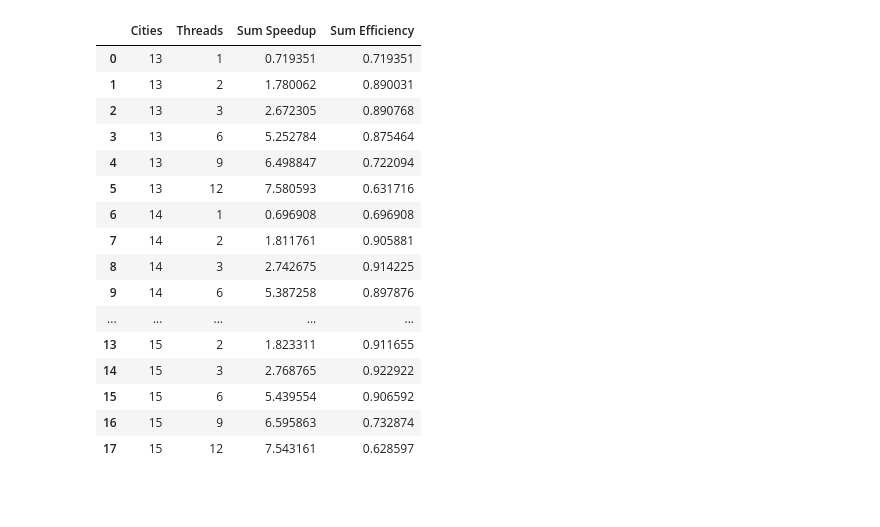
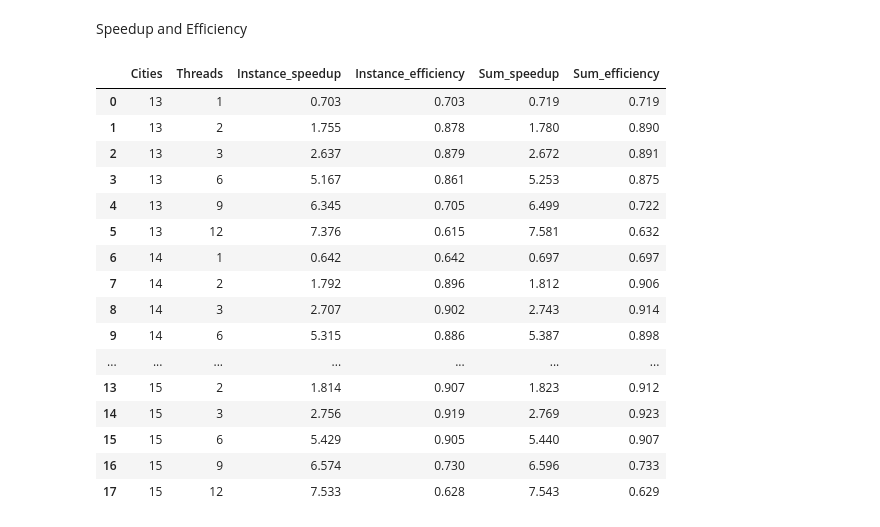
Before and after one commit to viniciusgm000/ParallelGreedyTSP, a Jupyter notebook: process_output.ipynb, the cells around one changed output. Saved outputs shown, nothing was run; the diff lists cells and outputs as text; code cells hidden in the pictures; blank space fills up the shorter version.

```diff
--- a/process_output.ipynb
+++ b/process_output.ipynb
@@ -3,15 +3,27 @@ import pandas as pd
 import numpy as np
 # %%
 pd.set_option('display.max_rows', None)
+pd.set_option('display.max_columns', None)
+pd.set_option("display.precision", 3)
+pd.set_option('display.float_format', '{:.3f}'.format)
 # %%
 OUTPUT_DIR="output"
 OUTPUT_TIME="time"
 
 EXECUTIONS = 50
-CITIES = ["13", "14", "15"]
-THREADS = ["1", "2", "3", "6", "9", "12"]
+CITIES = [13, 14, 15]
+THREADS = [1, 2, 3, 6, 9, 12]
 ITERATIONS = 10
 # %%
+def geometric_mean_of_mean_of_instances(mean_of_instances):
+    geometric_mean = mean_of_instances.prod()**(1.0/EXECUTIONS)
+    return geometric_mean
+
+def std_mean_of_mean_of_instances(mean_of_instances):
+    # std_mean = np.std(mean_of_instances)/(EXECUTIONS**2)
+    std_mean = np.std(mean_of_instances)
+    return std_mean
+
 def extract_time_stats_from_file(file_name):
     file = open(file_name)
     data = []
@@ -19,5 +31,5 @@ def extract_time_stats_from_file(file_name):
         data.append(float(file.readline().split(" ")[1]))
     np_array = np.array(data)
     file.close()
-    return np.mean(np_array), np.std(np_array), np.sum(np_array)
+    return np.sum(np_array), np_array
 # %%
@@ -71,37 +90,43 @@ df_time
+# %% [markdown]
+Speedup and Efficiency
 # %%
-df_speedup_efficiency = pd.DataFrame(columns = ["Cities", "Threads", "Sum Speedup", "Sum Efficiency"])
+df_speedup_efficiency = pd.DataFrame(columns = ["Cities", "Threads", "Instance_speedup", "Instance_efficiency", "Sum_speedup", "Sum_efficiency"])
+# df_speedup_efficiency = pd.DataFrame(columns = ["Cities", "Threads", "Sum Speedup", "Sum Efficiency"])
 
 df_sequential = df_time[df_time['Version'].isin(["Sequential"])]
 df_parallel = df_time[df_time['Version'].isin(["Parallel"])]
 
 for city in list(CITIES):
     df_seq = df_sequential[df_sequential["Cities"].isin([city])]
     for thread in list(THREADS):
         df_par = df_parallel[df_parallel["Cities"].isin([city]) & df_parallel["Threads"].isin([thread])]
-        # speedup_instance = df_seq["Instance_mean"].item()/df_par["Instance_mean"].item()
-        # efficiency_instance = df_seq["Instance_mean"].item()/df_par["Instance_mean"].item()/float(thread)
+        speedup_instance = df_seq["Instance_mean"].item()/df_par["Instance_mean"].item()
+        efficiency_instance = df_seq["Instance_mean"].item()/df_par["Instance_mean"].item()/float(thread)
         speedup_sum = df_seq["Sum_mean"].item()/df_par["Sum_mean"].item()
         efficiency_sum = df_seq["Sum_mean"].item()/df_par["Sum_mean"].item()/float(thread)
 
-        # list_row = [city, thread, speedup_instance, efficiency_instance, speedup_sum, efficiency_sum]
-        list_row = [city, thread, speedup_sum, efficiency_sum]
+        list_row = [city, thread, speedup_instance, efficiency_instance, speedup_sum, efficiency_sum]
+        # list_row = [city, thread, speedup_sum, efficiency_sum]
         df_speedup_efficiency.loc[len(df_speedup_efficiency)] = list_row
+
+df_speedup_efficiency["Threads"] = df_speedup_efficiency["Threads"].astype(int)
+df_speedup_efficiency["Cities"] = df_speedup_efficiency["Cities"].astype(int)
 df_speedup_efficiency
 # %% [output]
-|  | Cities | Threads | Sum Speedup | Sum Efficiency |
-| 0 | 13 | 1 | 0.719351 | 0.719351 |
-| 1 | 13 | 2 | 1.780062 | 0.890031 |
-| 2 | 13 | 3 | 2.672305 | 0.890768 |
-| 3 | 13 | 6 | 5.252784 | 0.875464 |
-| 4 | 13 | 9 | 6.498847 | 0.722094 |
-| 5 | 13 | 12 | 7.580593 | 0.631716 |
-| 6 | 14 | 1 | 0.696908 | 0.696908 |
-| 7 | 14 | 2 | 1.811761 | 0.905881 |
-| 8 | 14 | 3 | 2.742675 | 0.914225 |
-| 9 | 14 | 6 | 5.387258 | 0.897876 |
-| ... | ... | ... | ... | ... |
-| 13 | 15 | 2 | 1.823311 | 0.911655 |
-| 14 | 15 | 3 | 2.768765 | 0.922922 |
-| 15 | 15 | 6 | 5.439554 | 0.906592 |
-| 16 | 15 | 9 | 6.595863 | 0.732874 |
-| 17 | 15 | 12 | 7.543161 | 0.628597 |
+|  | Cities | Threads | Instance_speedup | Instance_efficiency | Sum_speedup | Sum_efficiency |
+| 0 | 13 | 1 | 0.703 | 0.703 | 0.719 | 0.719 |
+| 1 | 13 | 2 | 1.755 | 0.878 | 1.780 | 0.890 |
+| 2 | 13 | 3 | 2.637 | 0.879 | 2.672 | 0.891 |
+| 3 | 13 | 6 | 5.167 | 0.861 | 5.253 | 0.875 |
+| 4 | 13 | 9 | 6.345 | 0.705 | 6.499 | 0.722 |
+| 5 | 13 | 12 | 7.376 | 0.615 | 7.581 | 0.632 |
+| 6 | 14 | 1 | 0.642 | 0.642 | 0.697 | 0.697 |
+| 7 | 14 | 2 | 1.792 | 0.896 | 1.812 | 0.906 |
+| 8 | 14 | 3 | 2.707 | 0.902 | 2.743 | 0.914 |
+| 9 | 14 | 6 | 5.315 | 0.886 | 5.387 | 0.898 |
+| ... | ... | ... | ... | ... | ... | ... |
+| 13 | 15 | 2 | 1.814 | 0.907 | 1.823 | 0.912 |
+| 14 | 15 | 3 | 2.756 | 0.919 | 2.769 | 0.923 |
+| 15 | 15 | 6 | 5.429 | 0.905 | 5.440 | 0.907 |
+| 16 | 15 | 9 | 6.574 | 0.730 | 6.596 | 0.733 |
+| 17 | 15 | 12 | 7.533 | 0.628 | 7.543 | 0.629 |
```
Also changed, not shown: parts of 13 cells of this notebook, 3 other files.
